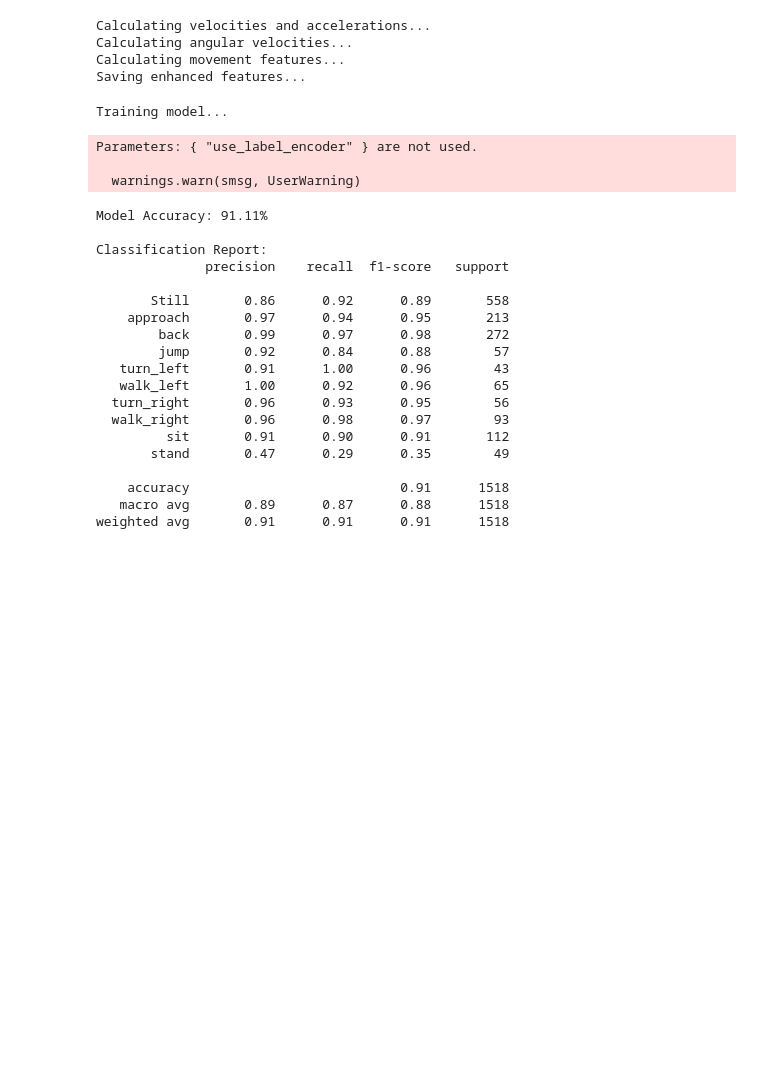
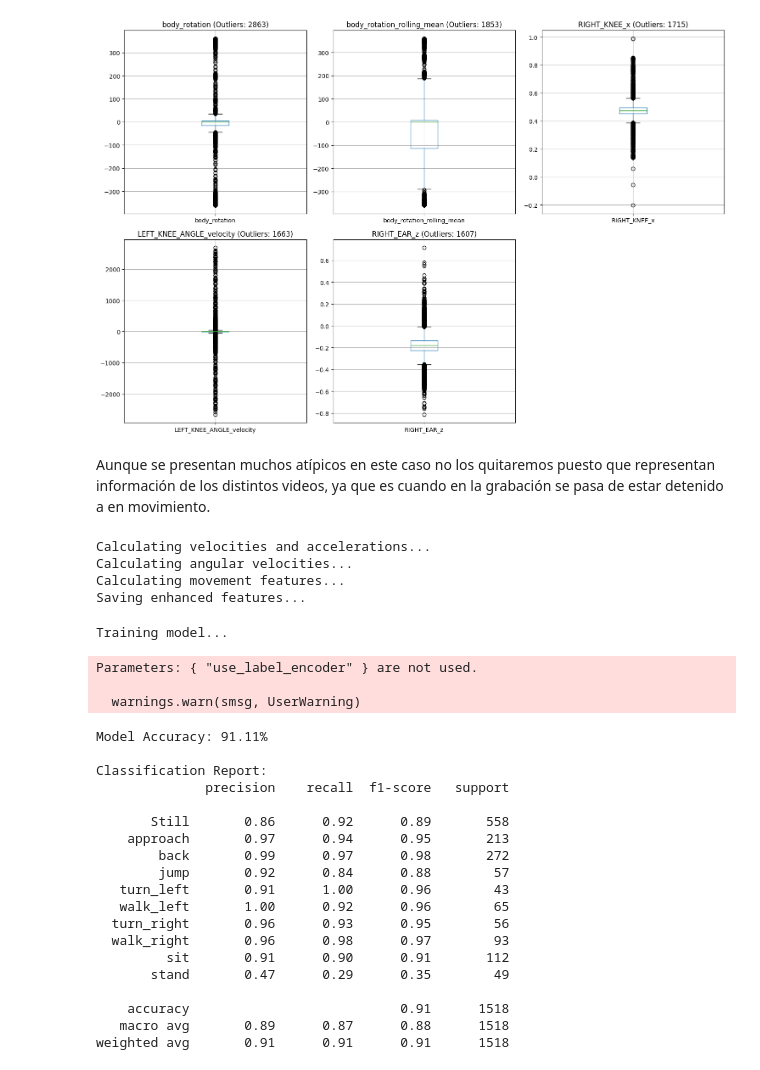
Before and after one commit to santiagobarrazas/AI-Project-BLM, a Jupyter notebook: motion_detector.ipynb, the cells around one changed output. Drawn from its saved outputs; the diff is of its cells as text; code cells hidden in the pictures; blank space fills up the shorter version.

```diff
--- a/motion_detector.ipynb
+++ b/motion_detector.ipynb
@@ -69,3 +247,35 @@ for video_id in video_ids:
+# %%
+import pandas as pd
+import matplotlib.pyplot as plt
+
+# Calculate the IQR for each column
+outlier_counts = {}
+for column in filtered_dataset.columns:
+    if pd.api.types.is_numeric_dtype(filtered_dataset[column]):  # Ensure column is numeric
+        Q1 = filtered_dataset[column].quantile(0.25)
+        Q3 = filtered_dataset[column].quantile(0.75)
+        IQR = Q3 - Q1
+        lower_bound = Q1 - 1.5 * IQR
+        upper_bound = Q3 + 1.5 * IQR
+        # Count outliers
+        outliers = ((filtered_dataset[column] < lower_bound) | (filtered_dataset[column] > upper_bound)).sum()
+        outlier_counts[column] = outliers
+
+# Sort columns by outlier count
+sorted_columns = sorted(outlier_counts, key=outlier_counts.get, reverse=True)[:5]
+
+# Plot boxplots for the top 5 columns with the most outliers
+plt.figure(figsize=(15, 10))
+for i, column in enumerate(sorted_columns, start=1):
+    plt.subplot(2, 3, i)
+    filtered_dataset.boxplot(column=column)
+    plt.title(f"{column} (Outliers: {outlier_counts[column]})")
+plt.tight_layout()
+plt.show()
+# %% [output]
+[figure, added]
+# %% [markdown]
+Aunque se presentan muchos atípicos en este caso no los quitaremos puesto que representan información de los distintos videos, ya que es cuando en la grabación se pasa de estar detenido a en movimiento.
 # %%
 current_dataset = filtered_dataset
 
```
Also changed, not shown: parts of 15 cells of this notebook, 4 other files.
